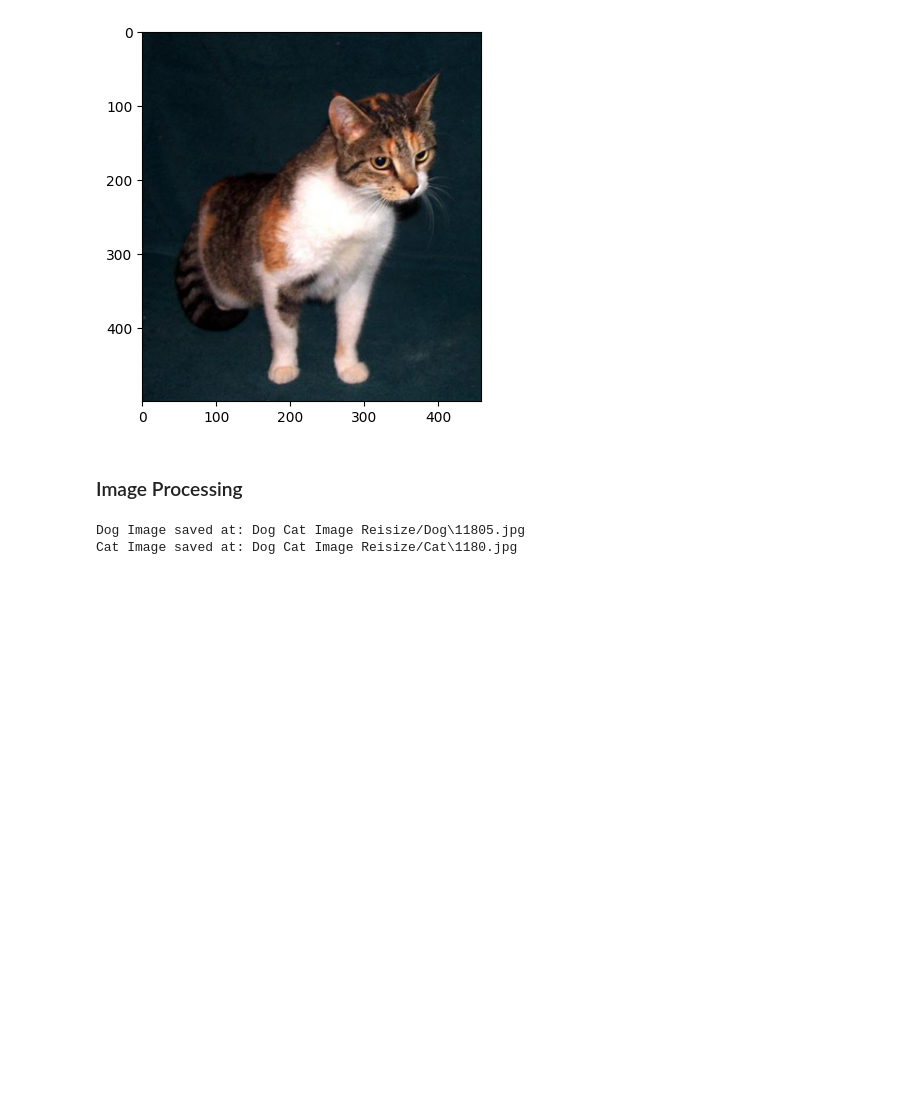
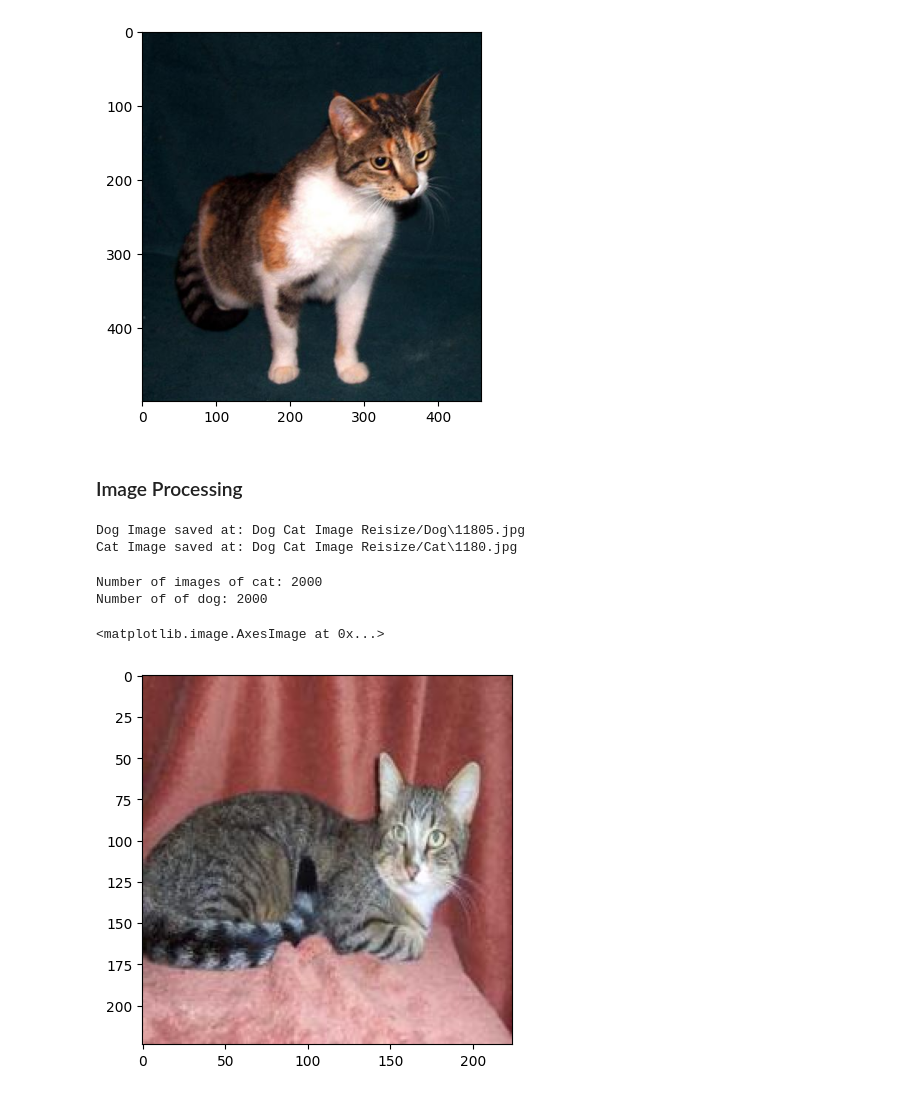
Before and after one commit to adityakashyap5047/DL, a Jupyter notebook: Dog Cat Classification/Dog-Cat Classification.ipynb, the cells around one changed output. Saved outputs shown, nothing was run; the diff lists cells and outputs as text; code cells hidden in the pictures; blank space fills up the shorter version.

Commit message:
counting the reshaped image of dog and cat and displaying it

```diff
--- a/Dog Cat Classification/Dog-Cat Classification.ipynb
+++ b/Dog Cat Classification/Dog-Cat Classification.ipynb
@@ -103,3 +103,20 @@ print("Cat Image saved at:", cat_img_path)
 # %% [output]
 Dog Image saved at: Dog Cat Image Reisize/Dog\11805.jpg
 Cat Image saved at: Dog Cat Image Reisize/Cat\1180.jpg
+# %%
+### Count the number of images in each class
+
+path, dirs, files = next(os.walk("Dog Cat Image Reisize/Cat"))
+print("Number of images of cat:", len(files))
+
+path, dirs, files = next(os.walk("Dog Cat Image Reisize/Dog"))
+print("Number of of dog:", len(files))
+# %% [output]
+Number of images of cat: 2000
+Number of of dog: 2000
+# %%
+img = mpimg.imread("Dog Cat Image Reisize/Cat/10004.jpg")
+plt.imshow(img)
+# %% [output]
+<matplotlib.image.AxesImage at 0x...>
+[figure, added]
```
Also changed, not shown: parts of 1 cell of this notebook.
